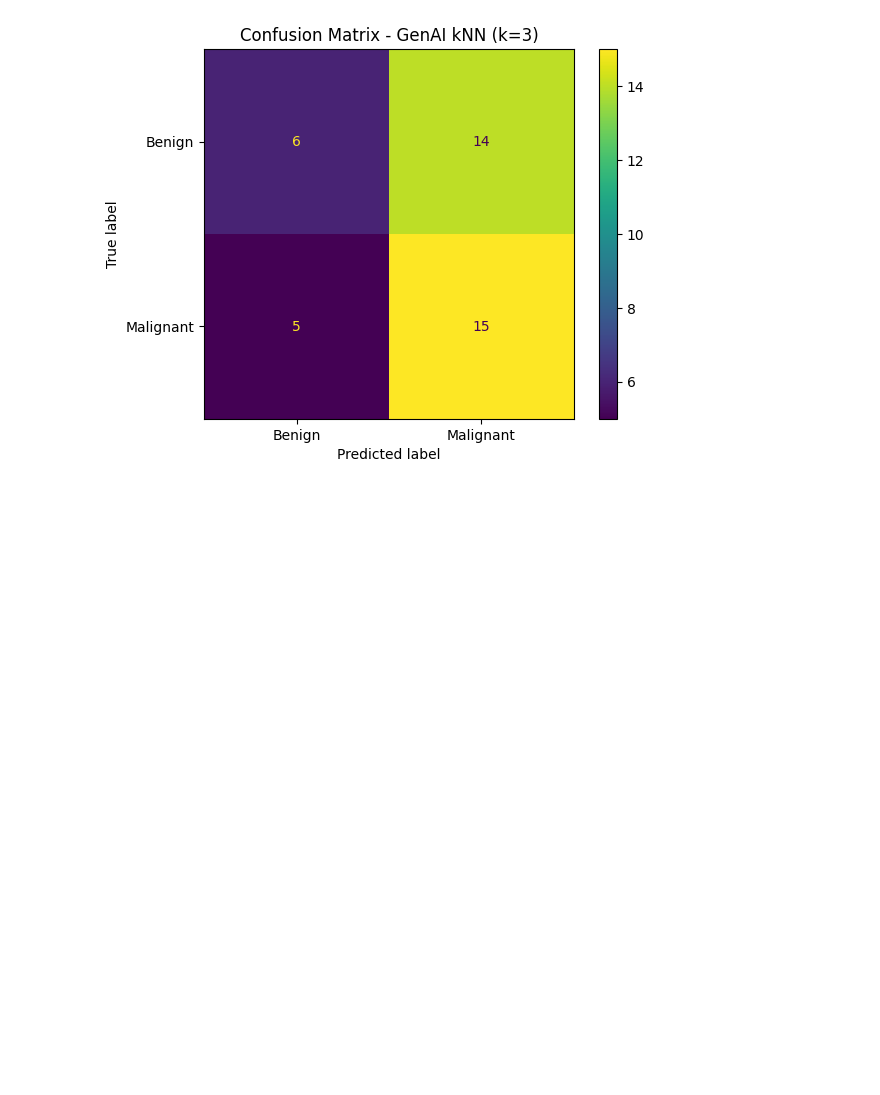
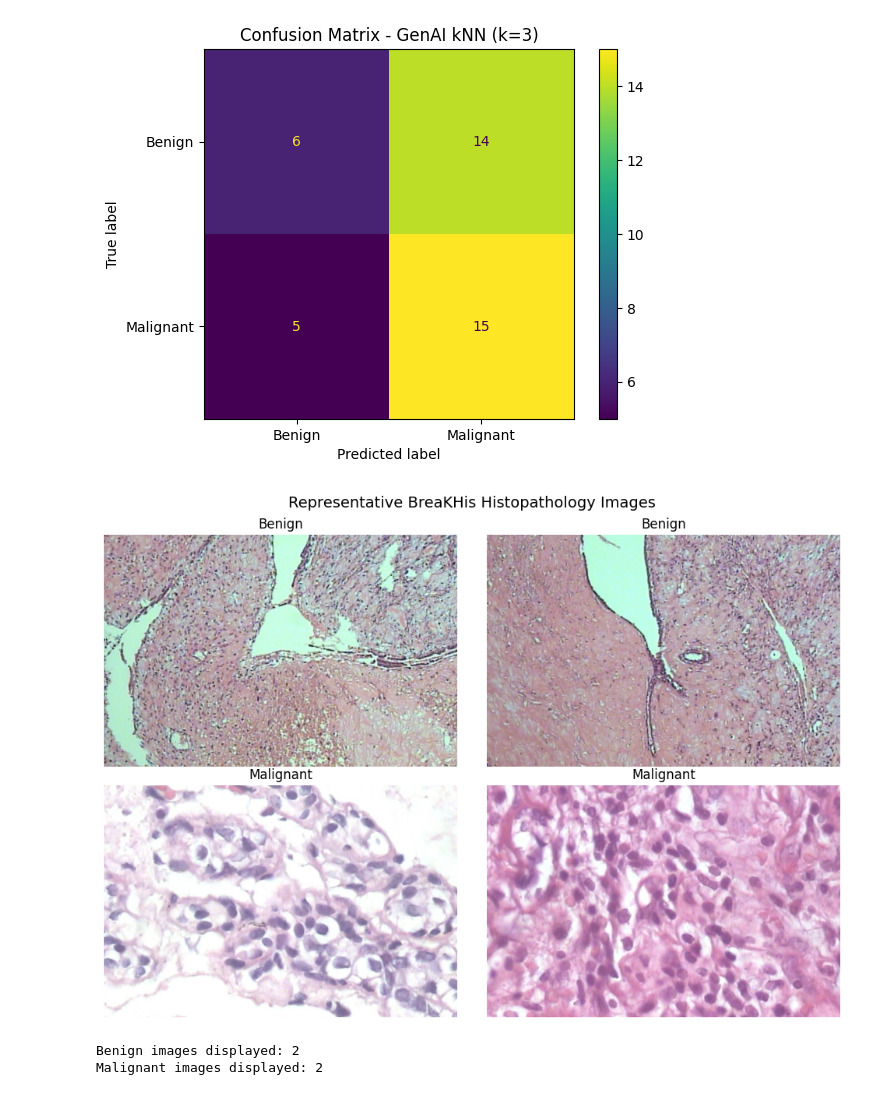
Before and after one commit to Karuneshtiwari/ML-lab, a Jupyter notebook: Lab06.ipynb, the cells around one changed output. Saved outputs shown, nothing was run; the diff lists cells and outputs as text; code cells hidden in the pictures; blank space fills up the shorter version.

Commit message:
Data visualization

```diff
--- a/Lab06.ipynb
+++ b/Lab06.ipynb
@@ -2300,3 +2300,82 @@ for name, prediction in predictions.items():
 [figure]
 [figure]
 [figure]
+# %%
+#Dataset Visualization
+
+import os
+import glob
+import matplotlib.pyplot as plt
+from PIL import Image
+
+image_extensions = (
+    ".jpg",
+    ".jpeg",
+    ".png",
+    ".bmp",
+    ".tif",
+    ".tiff"
+)
+
+benign_paths = []
+malignant_paths = []
+
+all_files = glob.glob(
+    os.path.join(
+        IMAGE_ROOT,
+        "**",
+        "*"
+    ),
+    recursive=True
+)
+
+for path in all_files:
+
+    if not path.lower().endswith(image_extensions):
+        continue
+
+    label = get_target(path)
+
+    if label == "benign" and len(benign_paths) < 2:
+        benign_paths.append(path)
+
+    elif label == "malignant" and len(malignant_paths) < 2:
+        malignant_paths.append(path)
+
+sample_paths = (
+    benign_paths +
+    malignant_paths
+)
+
+sample_labels = (
+    ["Benign"] * len(benign_paths) +
+    ["Malignant"] * len(malignant_paths)
+)
+
+plt.figure(figsize=(10, 7))
+
+for index, (path, label) in enumerate(
+    zip(sample_paths, sample_labels)
+):
+
+    image = Image.open(path).convert("RGB")
+
+    plt.subplot(2, 2, index + 1)
+    plt.imshow(image)
+    plt.title(label, fontsize=12)
+    plt.axis("off")
+
+plt.suptitle(
+    "Representative BreaKHis Histopathology Images",
+    fontsize=14
+)
+
+plt.tight_layout()
+plt.show()
+
+print("Benign images displayed:", len(benign_paths))
+print("Malignant images displayed:", len(malignant_paths))
+# %% [output]
+[figure, added]
+Benign images displayed: 2
+Malignant images displayed: 2
```
Also changed, not shown: parts of 1 cell of this notebook.
